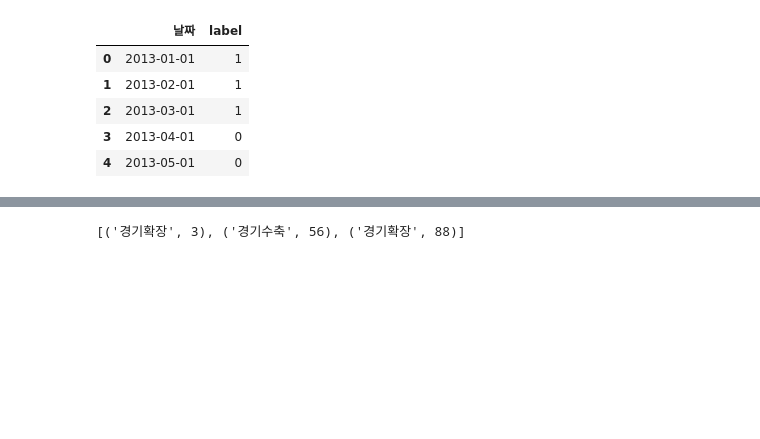
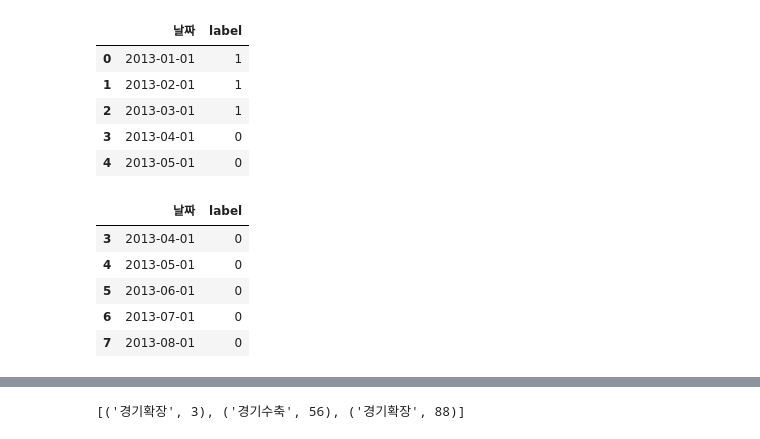
Before and after one commit to kimsierra/vscode, a Jupyter notebook: 2024/ML/프로젝트/코드/라벨링.ipynb, the cells around one changed output, grey strips where cells are left out. Drawn from its saved outputs; the diff is of its cells as text; code cells hidden in the pictures; blank space fills up the shorter version.

```diff
--- a/2024/ML/프로젝트/코드/라벨링.ipynb
+++ b/2024/ML/프로젝트/코드/라벨링.ipynb
@@ -216,3 +216,13 @@ data2.head()
 | 2 | 2013-03-01 | 1 |
 | 3 | 2013-04-01 | 0 |
 | 4 | 2013-05-01 | 0 |
+# %%
+data2 = data2[(data2['날짜'] < '2013-01-01') | (data2['날짜'] > '2013-03-01')]
+data2.head()
+# %% [output]
+|  | 날짜 | label |
+| 3 | 2013-04-01 | 0 |
+| 4 | 2013-05-01 | 0 |
+| 5 | 2013-06-01 | 0 |
+| 6 | 2013-07-01 | 0 |
+| 7 | 2013-08-01 | 0 |
```
Also changed, not shown: parts of 7 cells of this notebook, 7 other files.
